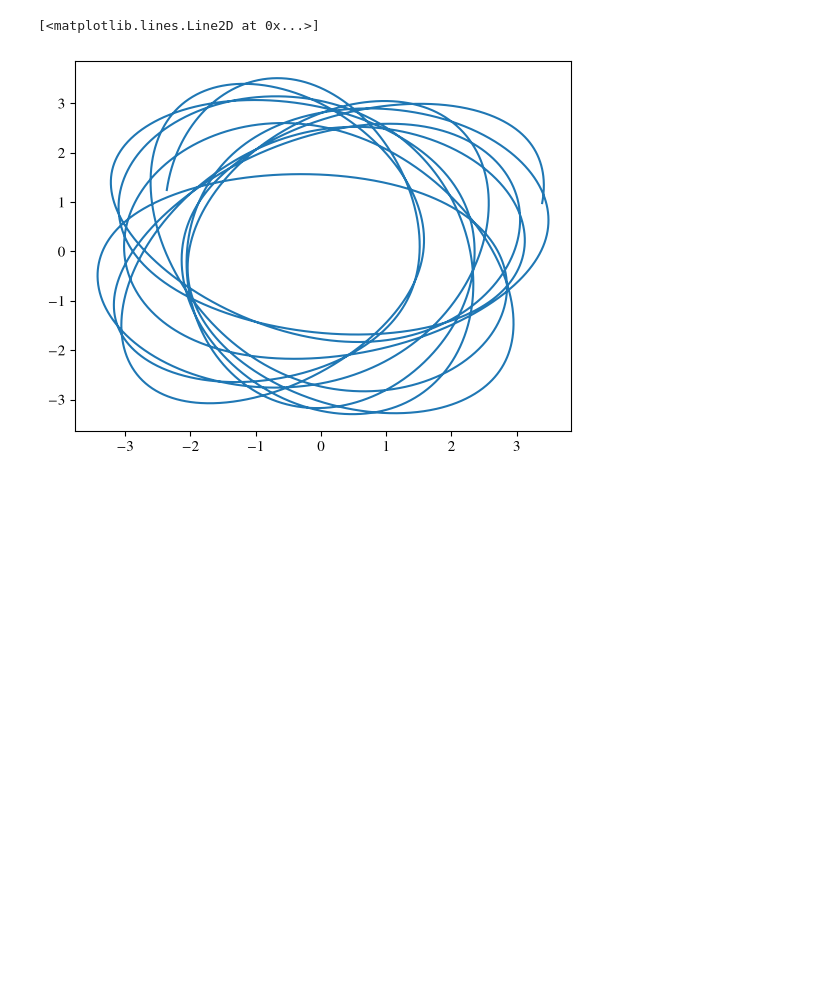
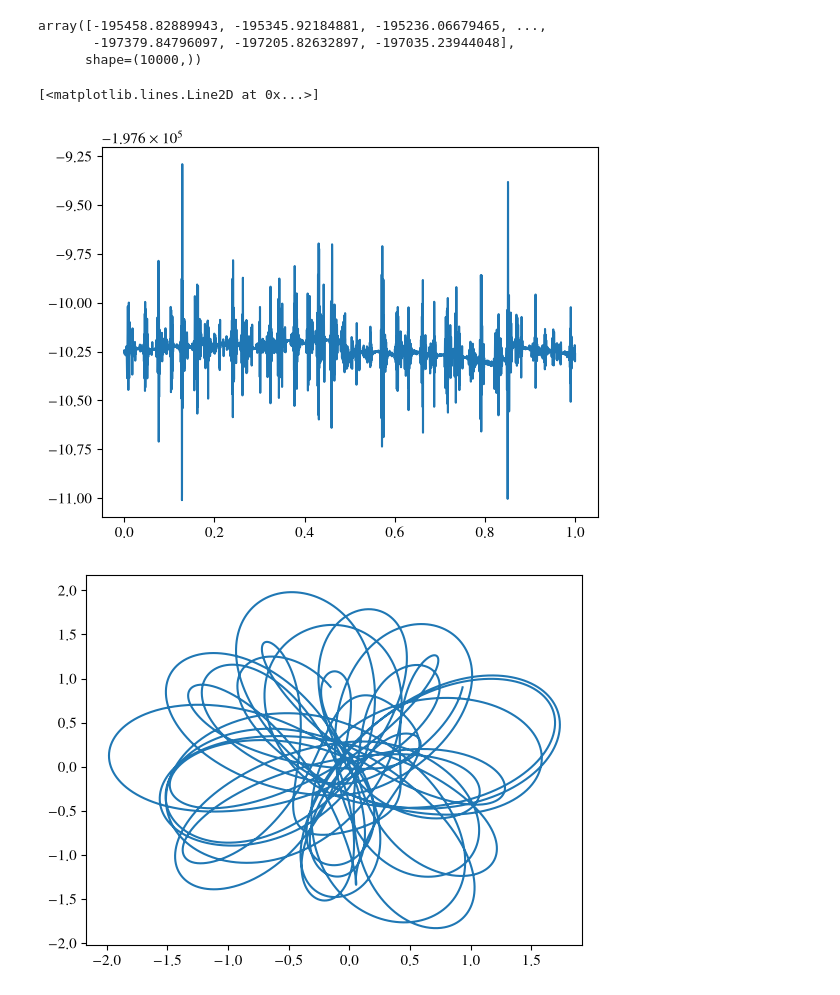
Before and after one commit to salvatore-ferrone/bar-dynamics, a Jupyter notebook: pedagogy/schwarzchild_hunter2024_bar.ipynb, the cells around one changed output. Saved outputs shown, nothing was run; the diff lists cells and outputs as text; code cells hidden in the pictures; blank space fills up the shorter version.

```diff
--- a/pedagogy/schwarzchild_hunter2024_bar.ipynb
+++ b/pedagogy/schwarzchild_hunter2024_bar.ipynb
@@ -58,7 +58,24 @@ axis.set(aspect="equal");
-# %%
-index=90
-fig,axis=plt.subplots(1,1)
-axis.plot(traj[index].x(timestamps),traj[index].y(timestamps))
-# %% [output]
-[<matplotlib.lines.Line2D at 0x...>]
-[figure, removed]
+# %%
+pos = numpy.column_stack([traj[index].x(timestamps),traj[index].y(timestamps),traj[index].z(timestamps)])
+kinetic =
+pot_total.eval(pos,pot=True)
+# %% [output]
+array([-195458.82889943, -195345.92184881, -195236.06679465, ...,
+       -197379.84796097, -197205.82632897, -197035.23944048],
+      shape=(10000,))
+# %%
+index=2
+phase_space=traj[index](timestamps)
+pot=pot_total.eval(phase_space[:,0:3],pot=True)
+kinetic = (1/2)*numpy.sum(phase_space[:,3:6]**2,axis=1)
+Lz = phase_space[:, 0] * phase_space[:, 4] - phase_space[:, 1] * phase_space[:, 3]
+rotational = omega * Lz
+jacobii = pot+kinetic-rotational
+plt.plot(timestamps,jacobii);
+
+fig,axis=plt.subplots(1,1)
+axis.plot(phase_space[:,0],phase_space[:,1])
+# %% [output]
+[<matplotlib.lines.Line2D at 0x...>]
+[figure, added]
+[figure, added]
```
Also changed, not shown: parts of 3 cells of this notebook.
